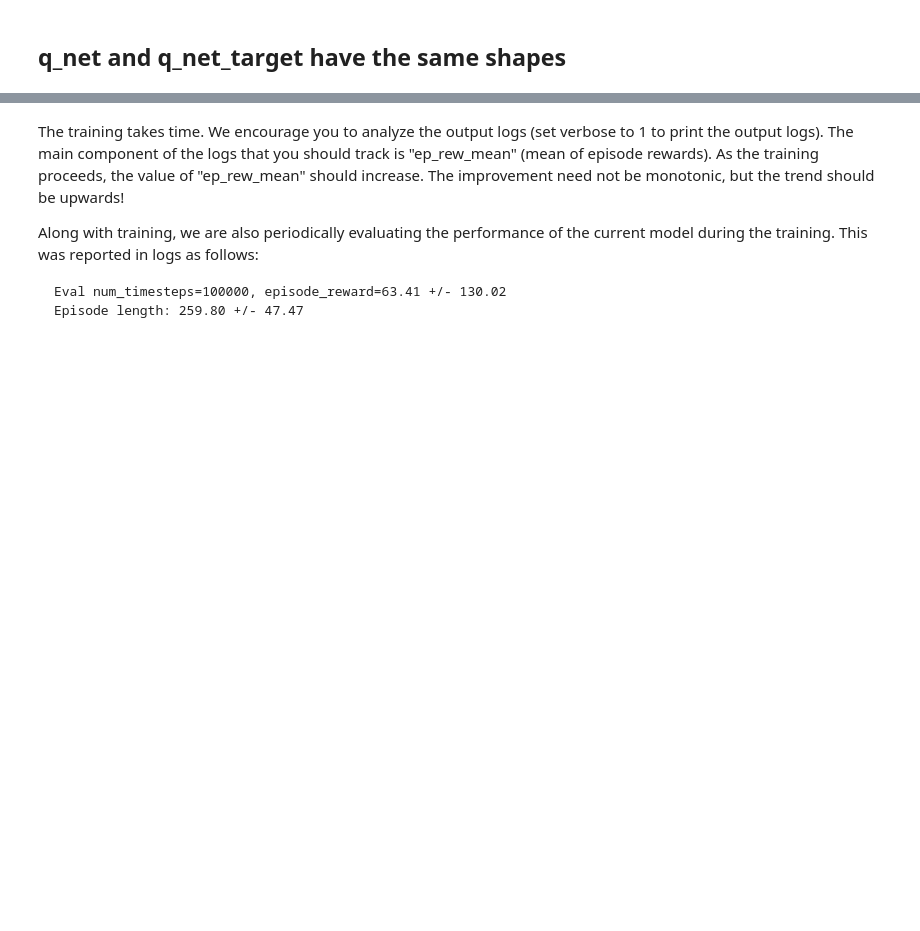
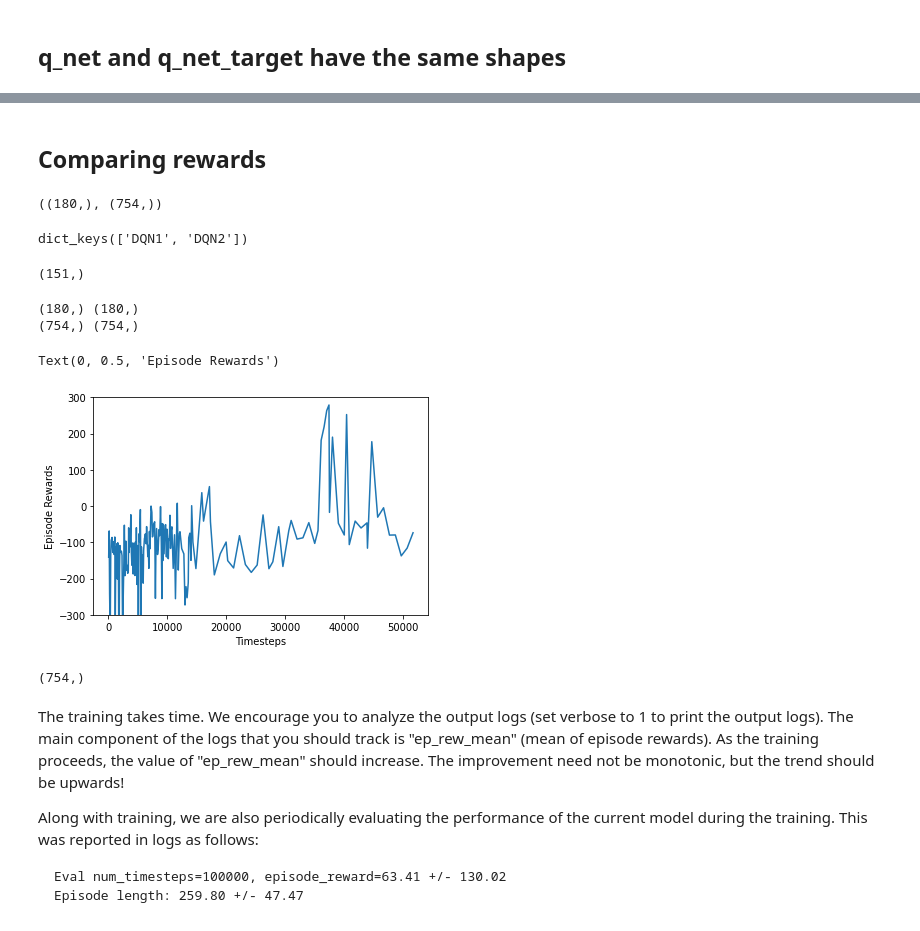
Before and after one commit to SzekelyAnna/atchekegroup1lunarlanding, a Jupyter notebook: lunar_lander.ipynb, the cells around one changed output, grey strips where cells are left out. Drawn from its saved outputs; the diff is of its cells as text; code cells hidden in the pictures; blank space fills up the shorter version.

```diff
--- a/lunar_lander.ipynb
+++ b/lunar_lander.ipynb
@@ -153,3 +155,16 @@ def get_model_weights(model, model_name):
+# %%
+all_model_rewards = {}
+def save_rewards(model_version_num, model_comment):
+
+  '''
+  This is function to save model rewards thoroughout the training process.
+  '''
+
+  reward_dict = {}
+  model_version_num = 'DQN' + str(model_version_num)
+  x, y = ts2xy(load_results(log_dir), 'timesteps')  # Organising the logged results in to a clean format for plotting.
+  reward_dict = {'x': x, 'y' : y, 'comment': model_comment}
+  all_model_rewards[model_version_num] = reward_dict
 # %%
 ## Is it reasonable to compare the pretrained weights with the trained weights?
 
@@ -351,3 +479,40 @@ model_weights['q_net.q_net.2.weight']
+# %% [markdown]
+## Comparing rewards
+# %%
+#x, y = ts2xy(load_results(log_dir), 'timesteps')
+all_model_rewards['DQN1']['x'].shape, all_model_rewards['DQN2']['x'].shape
+# %% [output]
+((180,), (754,))
+# %%
+all_model_rewards.keys()
+# %% [output]
+dict_keys(['DQN1', 'DQN2'])
+# %%
+np.arange(0,151).shape
+# %% [output]
+(151,)
+# %%
+DQN1_x = all_model_rewards['DQN1']['x']
+DQN1_y = all_model_rewards['DQN1']['y']
+print (DQN1_y.shape, DQN1_x.shape)
+DQN2_x = all_model_rewards['DQN2']['x']
+DQN2_y = all_model_rewards['DQN2']['y']
+print (DQN2_y.shape, DQN2_x.shape)
+
+plt.plot(DQN1_x,DQN1_y)
+#plt.plot(DQN2_x,DQN2_y)
+plt.ylim([-300, 300])
+plt.xlabel('Timesteps')
+plt.ylabel('Episode Rewards')
+# %% [output]
+(180,) (180,)
+(754,) (754,)
+Text(0, 0.5, 'Episode Rewards')
+[figure, added]
+# %%
+all_model_rewards['DQN2']['x'].shape
+# %% [output]
+(754,)
 # %%
 ## Useful sources
 # https://www.analyticsvidhya.com/blog/2021/05/a-complete-hands-on-guide-to-train-your-neural-network-model-on-google-colab-gpu/
```
Also changed, not shown: parts of 30 cells of this notebook.
